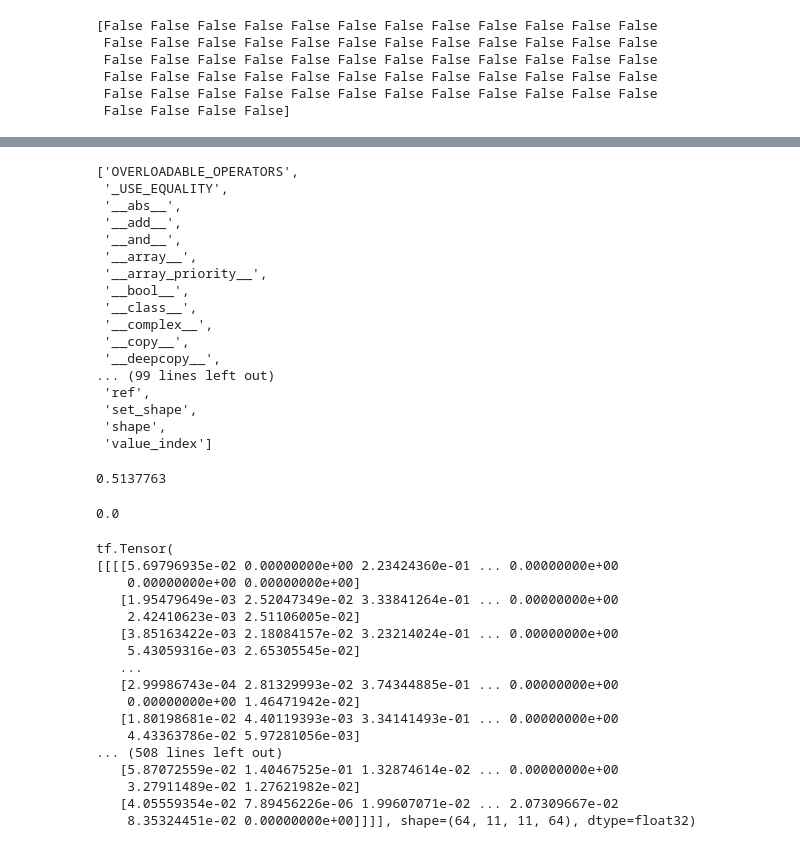
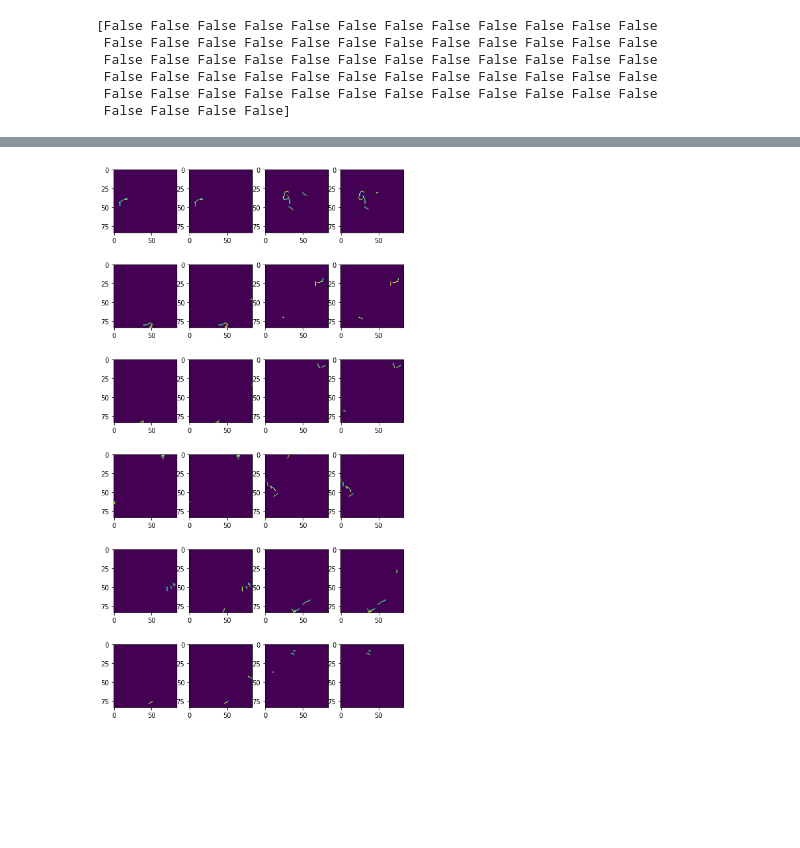
Before and after one commit to shrr98/sketching, a Jupyter notebook: coba.ipynb, the cells around one changed output, grey strips where cells are left out. Cells and saved outputs as stored; diff of their text form; code cells hidden in the pictures; blank space fills up the shorter version.

```diff
--- a/coba.ipynb
+++ b/coba.ipynb
@@ -395,20 +385,0 @@ To change all layers to have dtype float64 by default, call `tf.keras.backend.se
-# %%
-dir(tengah)
-# %% [output]
-['OVERLOADABLE_OPERATORS',
- '_USE_EQUALITY',
- '__abs__',
- '__add__',
- '__and__',
- '__array__',
- '__array_priority__',
- '__bool__',
- '__class__',
- '__complex__',
- '__copy__',
- '__deepcopy__',
-... (99 lines left out)
- 'ref',
- 'set_shape',
- 'shape',
- 'value_index']
@@ -417,28 +386,27 @@ nump = tengah.numpy()
-# %%
-np.max(nump)
-# %% [output]
-0.5137763
-# %%
-np.min(nump)
-# %% [output]
-0.0
-# %%
-print(tengah)
-# %% [output]
-tf.Tensor(
-[[[[5.69796935e-02 0.00000000e+00 2.23424360e-01 ... 0.00000000e+00
-    0.00000000e+00 0.00000000e+00]
-   [1.95479649e-03 2.52047349e-02 3.33841264e-01 ... 0.00000000e+00
-    2.42410623e-03 2.51106005e-02]
-   [3.85163422e-03 2.18084157e-02 3.23214024e-01 ... 0.00000000e+00
-    5.43059316e-03 2.65305545e-02]
-   ...
-   [2.99986743e-04 2.81329993e-02 3.74344885e-01 ... 0.00000000e+00
-    0.00000000e+00 1.46471942e-02]
-   [1.80198681e-02 4.40119393e-03 3.34141493e-01 ... 0.00000000e+00
-    4.43363786e-02 5.97281056e-03]
-... (508 lines left out)
-   [5.87072559e-02 1.40467525e-01 1.32874614e-02 ... 0.00000000e+00
-    3.27911489e-02 1.27621982e-02]
-   [4.05559354e-02 7.89456226e-06 1.99607071e-02 ... 2.07309667e-02
-    8.35324451e-02 0.00000000e+00]]]], shape=(64, 11, 11, 64), dtype=float32)
+# %%
+import matplotlib.pyplot as plt
+
+X,y = training_gen.__getitem__(0)
+pred = model1.model.predict(X)
+y_pred = np.argmax(pred, axis=1)
+
+# Plot
+fig=plt.figure(figsize=(8, 64))
+cols = 4
+rows = 24
+
+for i in range(12):
+    canvas = X[0][i,:,:,0]
+    distance_map = X[0][i,:,:,2]
+    action = y[i]
+    action_pred = y_pred[i]
+    canv_truth = draw_action(canvas, distance_map, action)
+    canv_pred = draw_action(canvas, distance_map, action_pred)
+    fig.add_subplot(rows, cols, 2*i+1)
+    plt.imshow(canv_truth)
+    fig.add_subplot(rows, cols, 2*i+2)
+    plt.imshow(canv_pred)
+
+plt.show()
+# %% [output]
+[figure, added]
```
Also changed, not shown: parts of 16 cells of this notebook, 3 other files.
